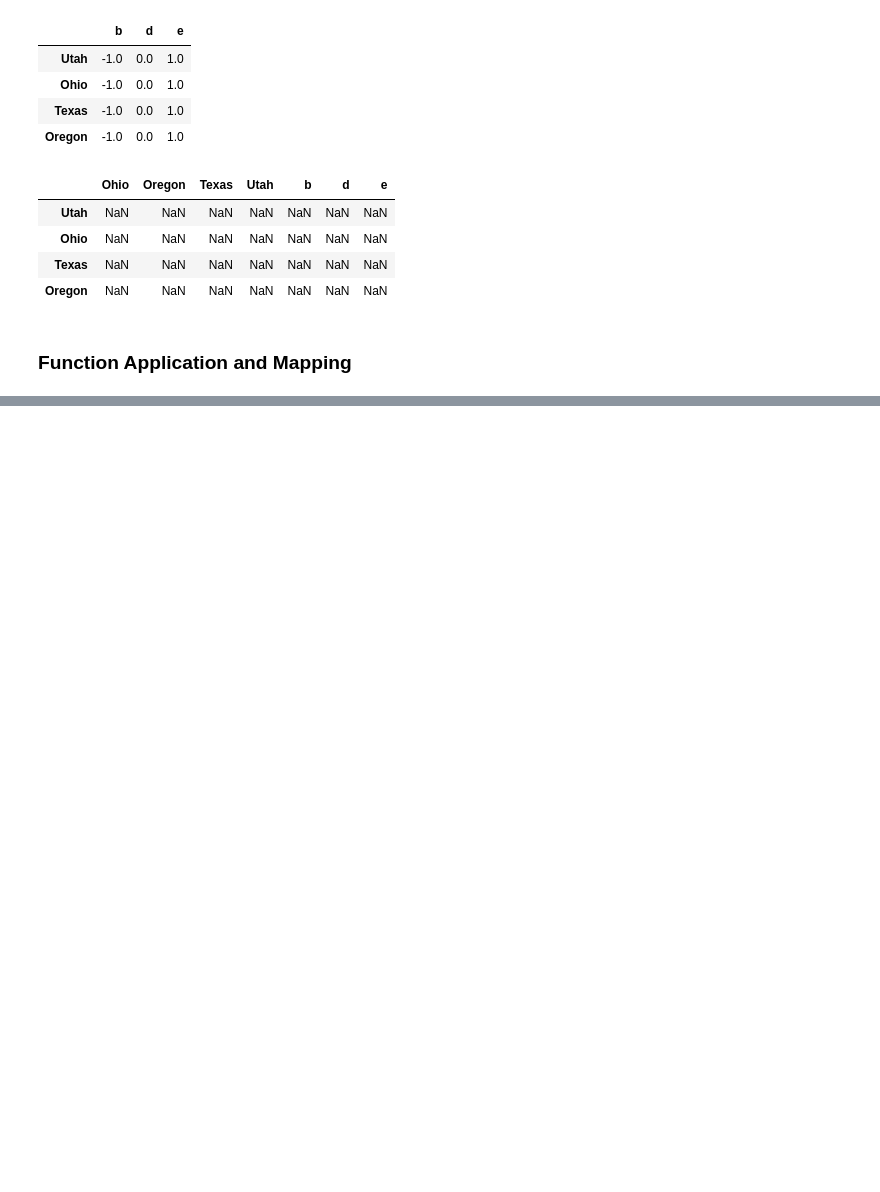
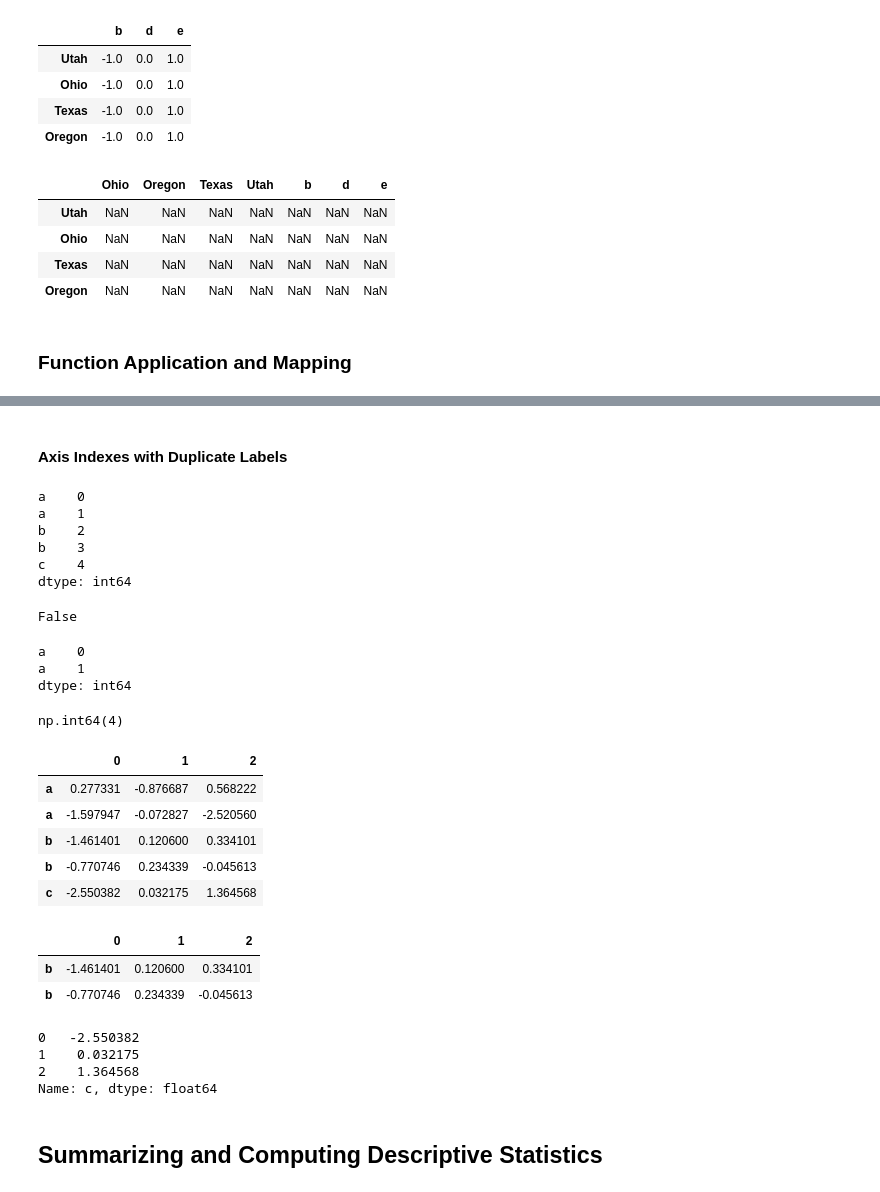
Before and after one commit to MottuqeBrid/learn-DA, a Jupyter notebook: 4 pandas.ipynb, the cells around one changed output, grey strips where cells are left out. Saved outputs shown, nothing was run; the diff lists cells and outputs as text; code cells hidden in the pictures; blank space fills up the shorter version.

```diff
--- a/4 pandas.ipynb
+++ b/4 pandas.ipynb
@@ -841,0 +1022,52 @@ Name: b, dtype: object
+# %% [markdown]
+#### Axis Indexes with Duplicate Labels
+# %%
+obj = pd.Series(np.arange(5), index=["a", "a", "b", "b", "c"])
+obj
+# %% [output]
+a    0
+a    1
+b    2
+b    3
+c    4
+dtype: int64
+# %%
+obj.index.is_unique
+# %% [output]
+False
+# %%
+obj["a"]
+# %% [output]
+a    0
+a    1
+dtype: int64
+# %%
+obj["c"]
+# %% [output]
+np.int64(4)
+# %%
+df = pd.DataFrame(np.random.standard_normal((5, 3)),
+                    index=["a", "a", "b", "b", "c"])
+df
+# %% [output]
+|  | 0 | 1 | 2 |
+| a | 0.277331 | -0.876687 | 0.568222 |
+| a | -1.597947 | -0.072827 | -2.520560 |
+| b | -1.461401 | 0.120600 | 0.334101 |
+| b | -0.770746 | 0.234339 | -0.045613 |
+| c | -2.550382 | 0.032175 | 1.364568 |
+# %%
+df.loc["b"]
+# %% [output]
+|  | 0 | 1 | 2 |
+| b | -1.461401 | 0.120600 | 0.334101 |
+| b | -0.770746 | 0.234339 | -0.045613 |
+# %%
+df.loc["c"]
+# %% [output]
+0   -2.550382
+1    0.032175
+2    1.364568
+Name: c, dtype: float64
+# %% [markdown]
+## Summarizing and Computing Descriptive Statistics
```
Also changed, not shown: parts of 29 cells of this notebook.
